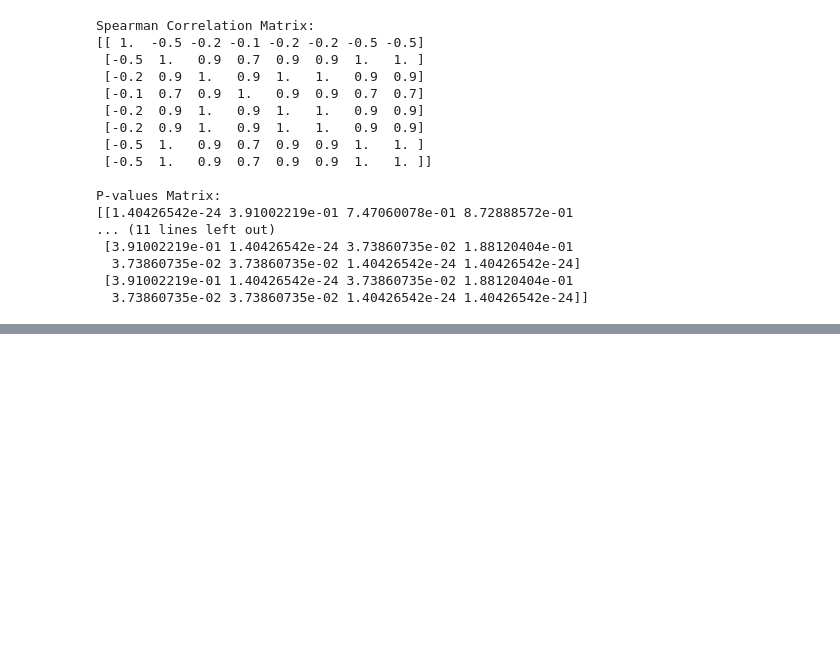
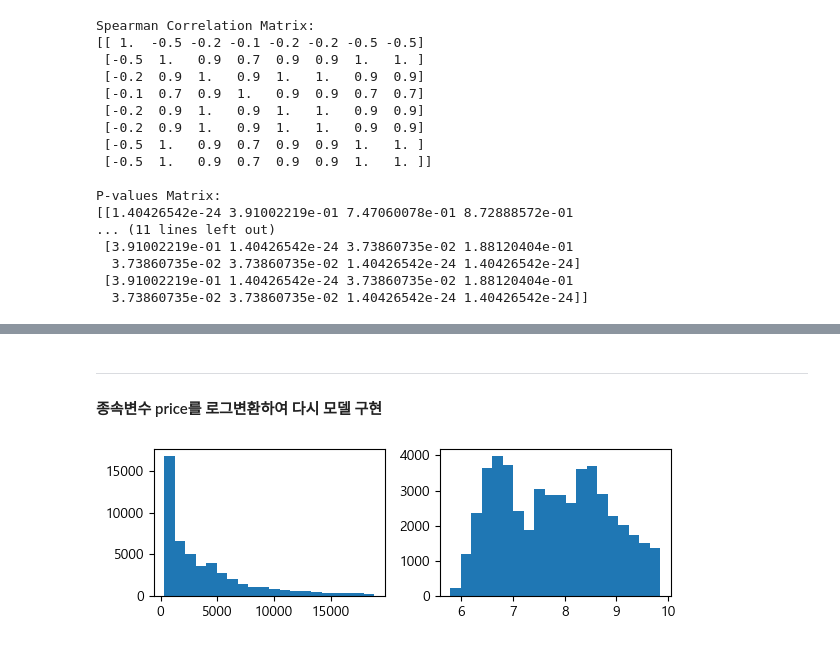
Before and after one commit to Park-Young-Bin/ADP_code, a Jupyter notebook: Kaggle_Diamonds Price Dataset.ipynb, the cells around one changed output, grey strips where cells are left out. Saved outputs shown, nothing was run; the diff lists cells and outputs as text; code cells hidden in the pictures; blank space fills up the shorter version.

```diff
--- a/Kaggle_Diamonds Price Dataset.ipynb
+++ b/Kaggle_Diamonds Price Dataset.ipynb
@@ -229,0 +407,10 @@ P-values Matrix:
+# %% [markdown]
+---
+#### 종속변수 price를 로그변환하여 다시 모델 구현
+# %%
+fig, ax = plt.subplots(nrows=1, ncols=2, figsize=(6,2))
+ax[0].hist(df.price, bins=20)
+ax[1].hist(np.log1p(df.price), bins=20)
+plt.tight_layout();
+# %% [output]
+[figure, added]
```
Also changed, not shown: parts of 11 cells of this notebook.
